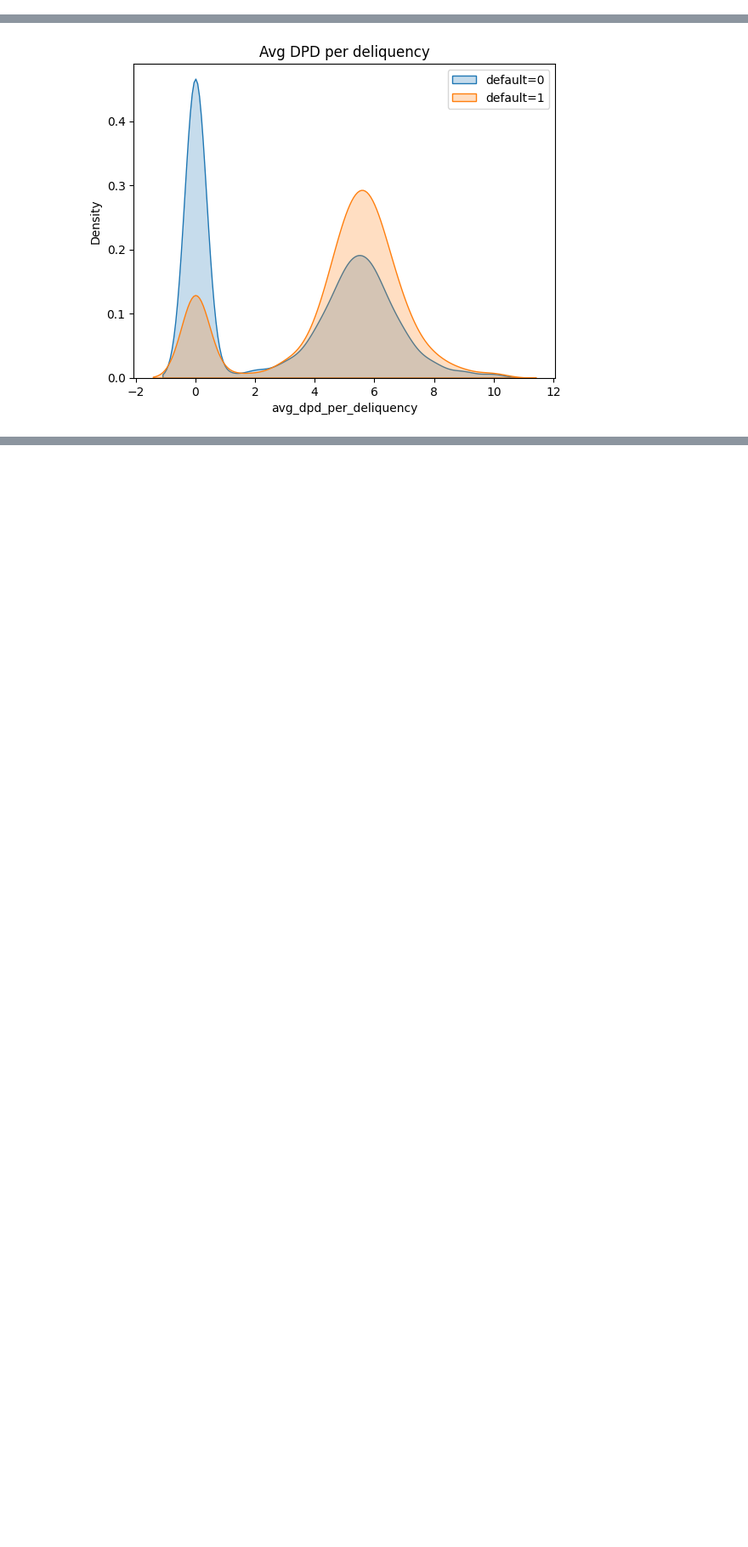
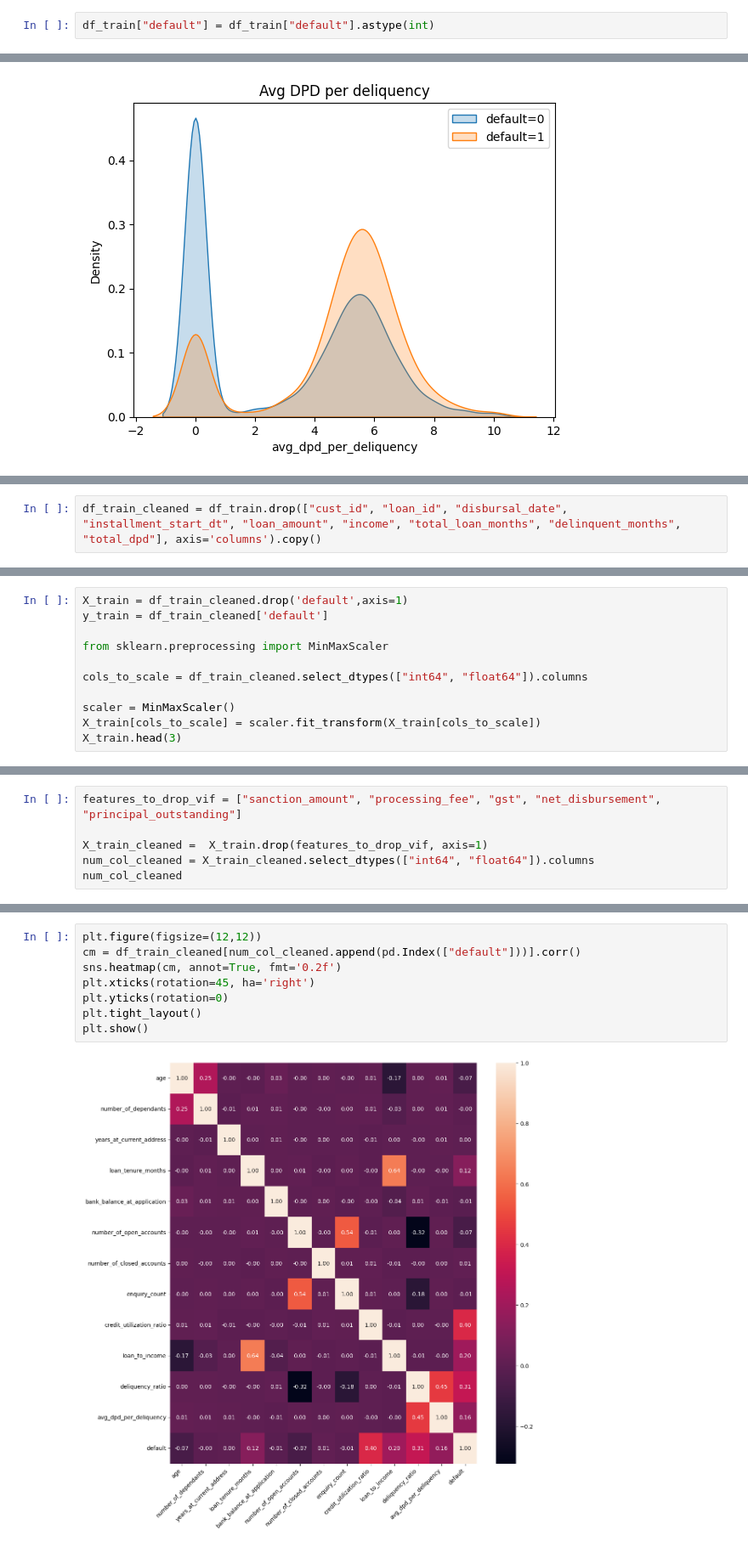
Before and after one commit to HMurawski/Credit-Score-Modelling, a Jupyter notebook: notebooks/03_feature_engineering.ipynb, the cells around one changed output, grey strips where cells are left out. Shown at 85% size. Saved outputs shown, nothing was run; the diff lists cells and outputs as text; blank space fills up the shorter version.

Commit message:
feature selection, vif calculation

```diff
--- a/notebooks/03_feature_engineering.ipynb
+++ b/notebooks/03_feature_engineering.ipynb
@@ -52,6 +52,8 @@ df_train.shape, df_val.shape, df_test.shape
 ((34989, 33), (9997, 33), (4999, 33))
 # %% [markdown]
 <h3 align='center' style="color:pink"> Feature Engineering </h3>
+# %%
+df_train["default"] = df_train["default"].astype(int)
 # %%
 df_train["loan_to_income"] = round(df_train["loan_amount"] / df_train["income"],2)
 df_train["loan_to_income"].describe()
@@ -114,0 +121,2 @@ plt.show()
+# %%
+df_train_cleaned = df_train.drop(["cust_id", "loan_id", "disbursal_date", "installment_start_dt", "loan_amount", "income", "total_loan_months", "delinquent_months", "total_dpd"], axis='columns').copy()
@@ -114,0 +156,11 @@ plt.show()
+# %%
+X_train = df_train_cleaned.drop('default',axis=1)
+y_train = df_train_cleaned['default']
+
+from sklearn.preprocessing import MinMaxScaler
+
+cols_to_scale = df_train_cleaned.select_dtypes(["int64", "float64"]).columns
+
+scaler = MinMaxScaler()
+X_train[cols_to_scale] = scaler.fit_transform(X_train[cols_to_scale])
+X_train.head(3)
@@ -114,0 +202,6 @@ plt.show()
+# %%
+features_to_drop_vif = ["sanction_amount", "processing_fee", "gst", "net_disbursement", "principal_outstanding"]
+
+X_train_cleaned =  X_train.drop(features_to_drop_vif, axis=1)
+num_col_cleaned = X_train_cleaned.select_dtypes(["int64", "float64"]).columns
+num_col_cleaned
@@ -114,0 +241,10 @@ plt.show()
+# %%
+plt.figure(figsize=(12,12))
+cm = df_train_cleaned[num_col_cleaned.append(pd.Index(["default"]))].corr()
+sns.heatmap(cm, annot=True, fmt='0.2f')
+plt.xticks(rotation=45, ha='right')
+plt.yticks(rotation=0)
+plt.tight_layout()
+plt.show()
+# %% [output]
+[figure, added]
```
Also changed, not shown: parts of 13 cells of this notebook, 2 other files.
